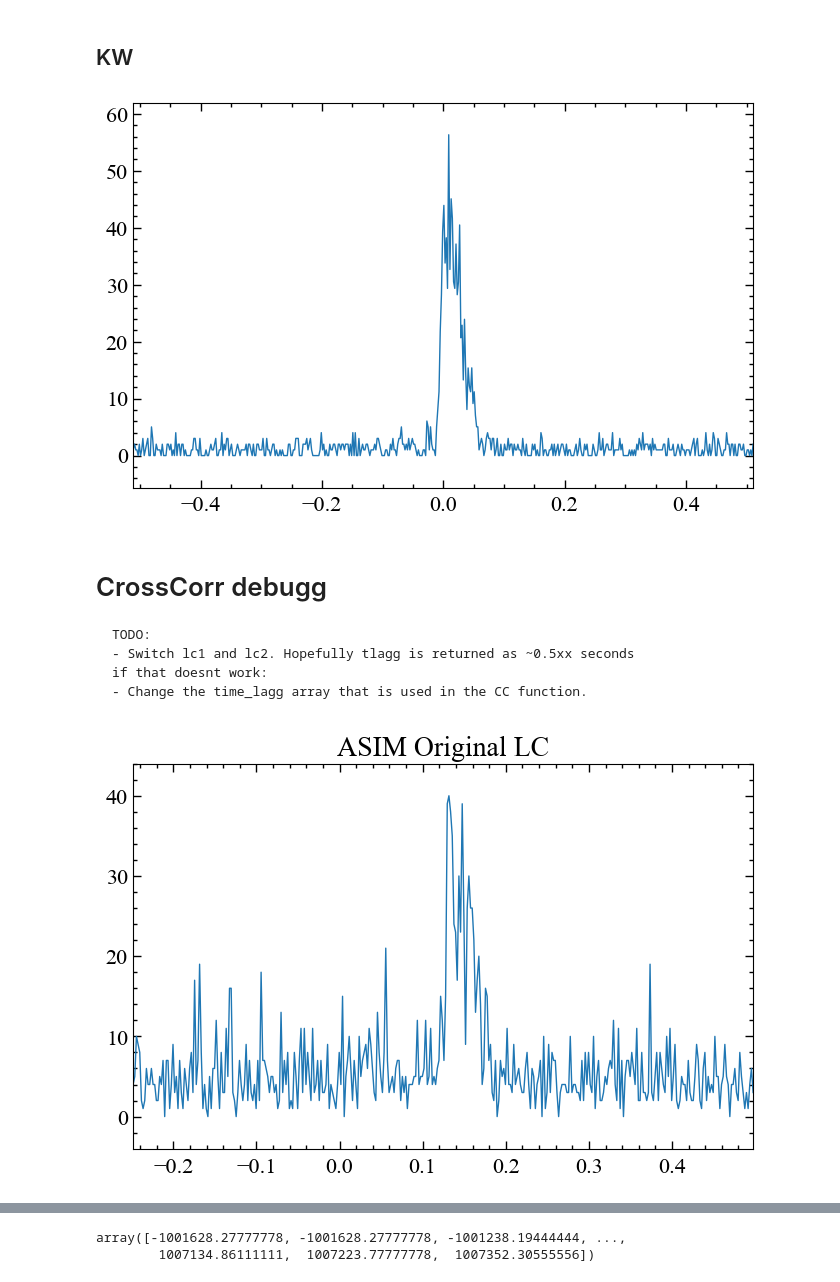
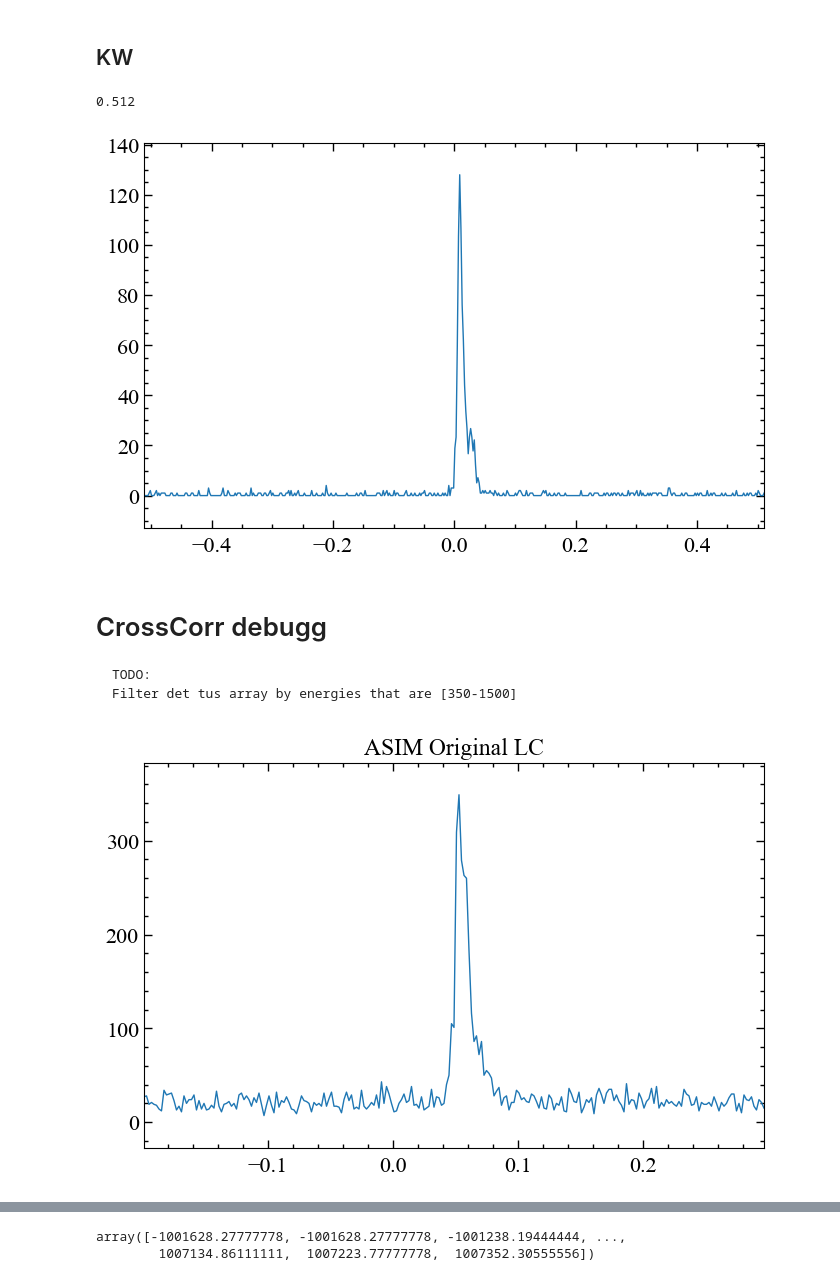
Before and after one commit to AndreasRamsli/GRB, a Jupyter notebook: xspec/ASIM/GRB201227ExtractASIM.ipynb, the cells around one changed output, grey strips where cells are left out. Cells and saved outputs as stored; diff of their text form; code cells hidden in the pictures.

```diff
--- a/xspec/ASIM/GRB201227ExtractASIM.ipynb
+++ b/xspec/ASIM/GRB201227ExtractASIM.ipynb
@@ -30,7 +29,7 @@ LC_calibration loaded successfully!
 # %% [markdown]
 ## ASIM
 # %%
-ASIM_df, T0_ASIM = complete_df(grb_id="GRB201227",remove_flag=True)
+ASIM_df, T0_ASIM = complete_df(grb_id="GRB190206",remove_flag=True)
 tus = ASIM_df["tus"].to_numpy()
 print(T0_ASIM)
 # %% [output]
@@ -53,34 +52,34 @@ tus array OK ...
 # %% [markdown]
 ## KW
 # %%
-kw_filename = "GRB201227A_2ms.txt"
+kw_filename = "GRB190206A_2ms.txt"
 kw_file = kw_lc_path + kw_filename
 binsize=0.002
 kw_df = pd.read_csv(kw_file,sep='\s+')
-kw_bin_lo,kw_bin_hi,G2,G3= kw_df["Ti"].to_numpy(dtype=np.float16), kw_df["Tf"].to_numpy(dtype=np.float16), kw_df["G2"].to_numpy(dtype=np.float16), kw_df["G3"].to_numpy(dtype=np.float16)
+kw_bin_lo,kw_bin_hi,G1,G2,G3= kw_df["Ti"].to_numpy(dtype=np.float16), kw_df["Tf"].to_numpy(dtype=np.float16),kw_df["G1"].to_numpy(dtype=np.float16), kw_df["G2"].to_numpy(dtype=np.float16), kw_df["G3"].to_numpy(dtype=np.float16)
 
 kw_dt = np.round(np.diff(kw_bin_lo),3)
 i_stop_kw = np.where(kw_dt>binsize)[0][0]
+print(kw_bin_lo[i_stop_kw])
 
-kw_bin_lo, kw_bin_hi, G2, G3 = kw_bin_lo[:i_stop_kw], kw_bin_hi[:i_stop_kw], G2[:i_stop_kw], G3[:i_stop_kw]
-kwCounts = G2+G3
+kw_bin_lo, kw_bin_hi, G1, G2, G3 = kw_bin_lo[:i_stop_kw], kw_bin_hi[:i_stop_kw], G1[:i_stop_kw],G2[:i_stop_kw], G3[:i_stop_kw]
+kwCounts = G3
 kw_lc = LC(time=kw_bin_lo + binsize/2, counts=kwCounts, skip_checks=True,dt=binsize)
 kw_lc.plot()
 # %% [output]
+0.512
-[figure, old version]
+[figure, new version]
 # %% [markdown]
 # CrossCorr debugg
     TODO:
-    - Switch lc1 and lc2. Hopefully tlagg is returned as ~0.5xx seconds
-    if that doesnt work:
-    - Change the time_lagg array that is used in the CC function.
+    Filter det tus array by energies that are [350-1500]
 # %%
 tus = ASIM_df["tus"].to_numpy(dtype=np.float32)/1e6
-laggApprox = -0.4
+laggApprox = -0.25
 tus += laggApprox
-tus = tus[find_nearest(tus,-0.25):find_nearest(tus,0.5)]
+tus = tus[find_nearest(tus,-0.2):find_nearest(tus,0.3)]
 lc1 = LC.make_lightcurve(toa=tus,dt=0.002)
 lc1.plot(title="ASIM Original LC")
 # %% [output]
-[figure, old version]
+[figure, new version]
 # %%
```
Also changed, not shown: parts of 5 cells of this notebook, 13 other files.
